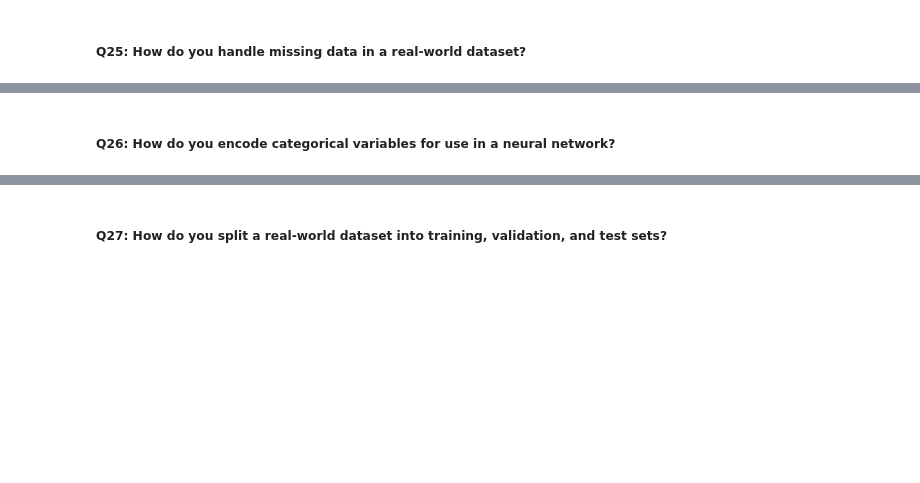
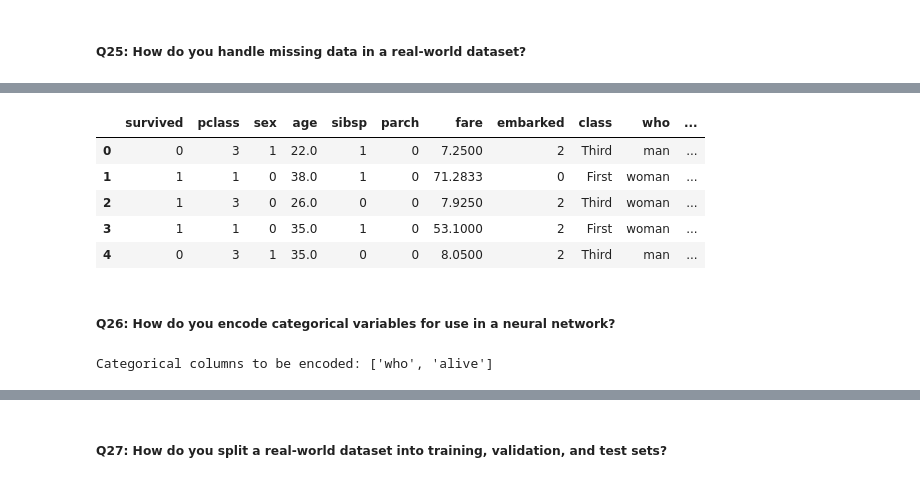
Before and after one commit to fellmir/pyTorchBasis, a Jupyter notebook: 00-basic-examples/example1/01-notebooks/04_neural_network_basics.ipynb, the cells around one changed output, grey strips where cells are left out. Cells and saved outputs as stored; diff of their text form; code cells hidden in the pictures; blank space fills up the shorter version.

```diff
--- a/00-basic-examples/example1/01-notebooks/04_neural_network_basics.ipynb
+++ b/00-basic-examples/example1/01-notebooks/04_neural_network_basics.ipynb
@@ -1603,0 +1769,2 @@ Best loss: 0.00022537942186318105
+# %%
+df_imputed = titanic.copy()
@@ -1603,0 +1810,2 @@ Best loss: 0.00022537942186318105
+# %%
+df_advanced = df_imputed.copy()
@@ -1603,0 +1841,34 @@ Best loss: 0.00022537942186318105
+# %%
+# Another way:
+from sklearn.ensemble import RandomForestClassifier
+from sklearn.model_selection import train_test_split
+from sklearn.preprocessing import LabelEncoder
+
+# Encode categorical features
+label_encoder = LabelEncoder()
+df_advanced['sex'] = label_encoder.fit_transform(df_advanced['sex'])
+df_advanced['embarked'] = label_encoder.fit_transform(df_advanced['embarked'])
+df_advanced['embark_town'] = label_encoder.fit_transform(df_advanced['embark_town'])
+
+# Prepare data for predictive modeling
+features = ['pclass', 'sex', 'age', 'sibsp', 'parch', 'fare', 'embarked', 'embark_town']
+titanic_known_deck = df_advanced[df_advanced['deck'].notnull()]
+titanic_unknown_deck = df_advanced[df_advanced['deck'].isnull()]
+
+X_known = titanic_known_deck[features]
+y_known = titanic_known_deck['deck']
+X_unknown = titanic_unknown_deck[features]
+
+# Encode target variable 'deck'
+y_known = label_encoder.fit_transform(y_known)
+
+# Train a RandomForestClassifier
+X_train, X_test, y_train, y_test = train_test_split(X_known, y_known, test_size=0.2, random_state=42)
+model = RandomForestClassifier(n_estimators=100, random_state=42)
+model.fit(X_train, y_train)
+
+# Predict missing 'deck' values
+deck_predictions = model.predict(X_unknown)
+df_advanced.loc[df_advanced['deck'].isnull(), 'deck'] = label_encoder.inverse_transform(deck_predictions)
+
+print(df_advanced['deck'].isnull().sum())
@@ -1603,0 +1909,9 @@ Best loss: 0.00022537942186318105
+# %%
+df_advanced.head()
+# %% [output]
+|  | survived | pclass | sex | age | sibsp | parch | fare | embarked | class | who | ... |
+| 0 | 0 | 3 | 1 | 22.0 | 1 | 0 | 7.2500 | 2 | Third | man | ... |
+| 1 | 1 | 1 | 0 | 38.0 | 1 | 0 | 71.2833 | 0 | First | woman | ... |
+| 2 | 1 | 3 | 0 | 26.0 | 0 | 0 | 7.9250 | 2 | Third | woman | ... |
+| 3 | 1 | 1 | 0 | 35.0 | 1 | 0 | 53.1000 | 2 | First | woman | ... |
+| 4 | 0 | 3 | 1 | 35.0 | 0 | 0 | 8.0500 | 2 | Third | man | ... |
@@ -1604,2 +1920,11 @@ Best loss: 0.00022537942186318105
 # %% [markdown]
 ##### **Q26: How do you encode categorical variables for use in a neural network?**
+# %%
+# Use label and one-hot encoding
+from sklearn.preprocessing import LabelEncoder, OneHotEncoder
+
+# Identify categorical columns
+categorical_columns = df.select_dtypes(include=['object']).columns.tolist()
+print(f"Categorical columns to be encoded: {categorical_columns}")
+# %% [output]
+Categorical columns to be encoded: ['who', 'alive']
```
Also changed, not shown: parts of 41 cells of this notebook.
